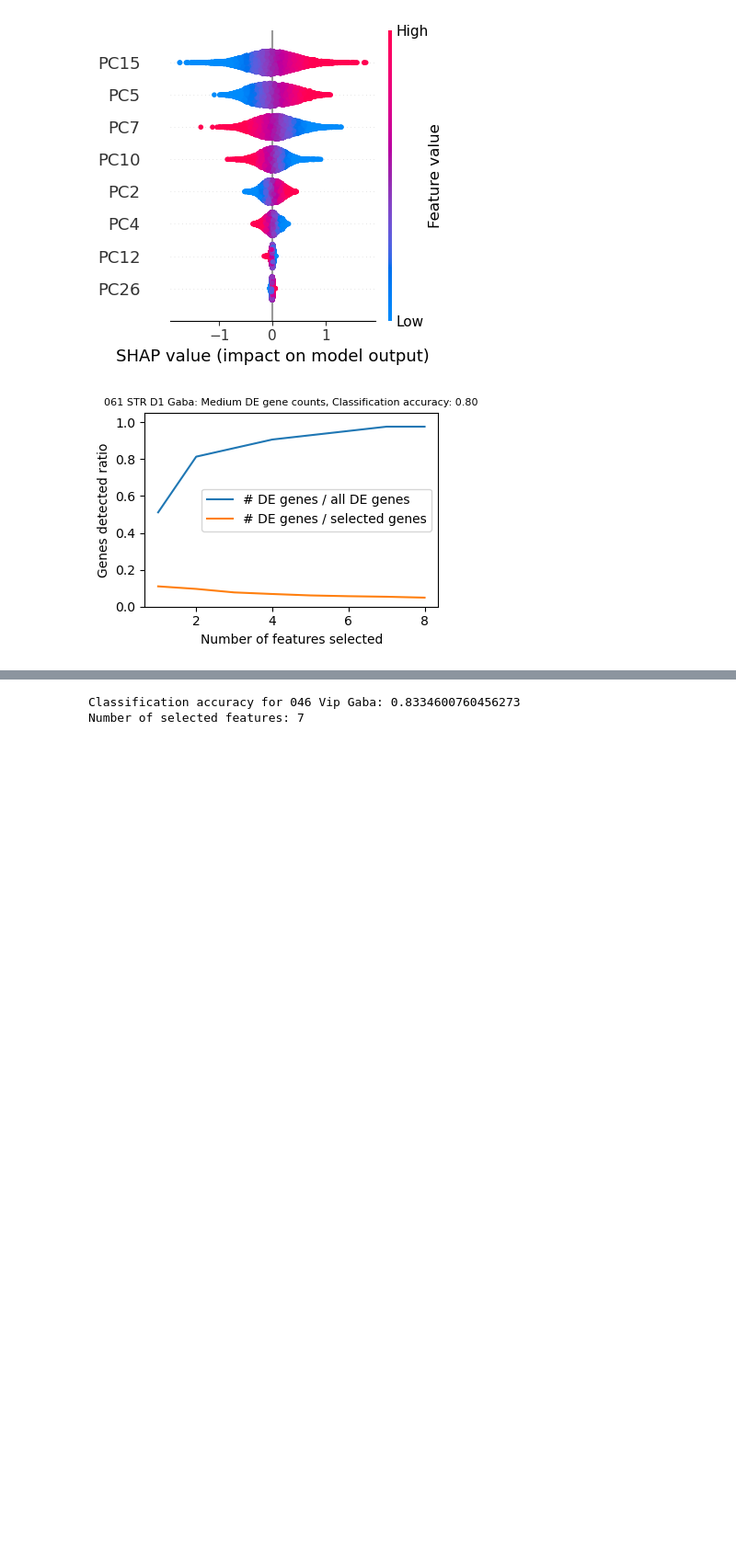
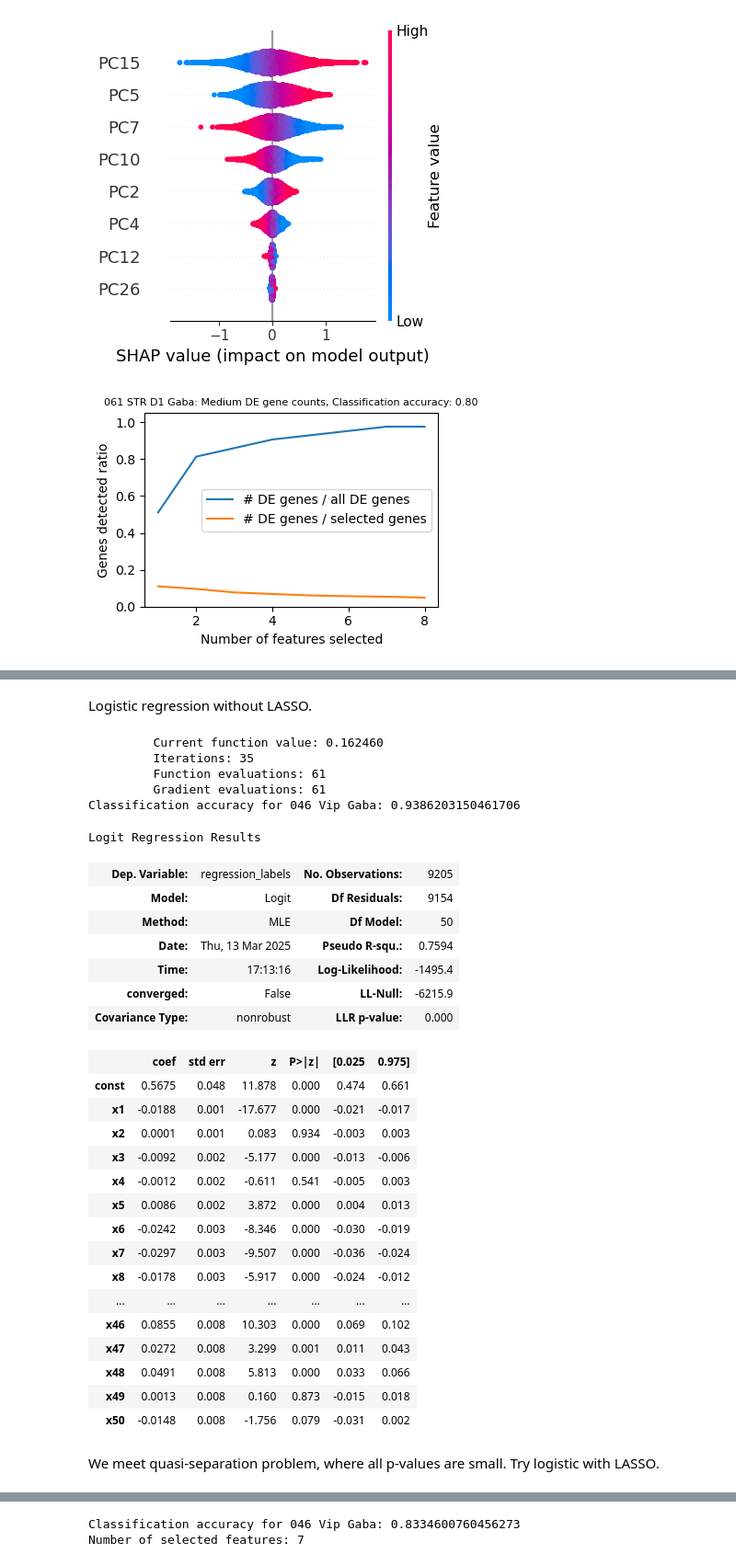
Before and after one commit to pc-Jiang/scrna-analysis, a Jupyter notebook: age_related_genes_analysis.ipynb, the cells around one changed output, grey strips where cells are left out. Shown: that part at 92% size. Saved outputs shown, nothing was run; the diff lists cells and outputs as text; code cells hidden in the pictures; blank space fills up the shorter version.

```diff
--- a/age_related_genes_analysis.ipynb
+++ b/age_related_genes_analysis.ipynb
@@ -214,0 +353,41 @@ sc.tl.pca(subclass_adata, n_comps=50)
+# %% [markdown]
+Logistic regression without LASSO.
+# %%
+_, logit, important_features_logit, acc_logit = logistic_regression(
+                        subclass_adata, subclass_cells, regression_terms=['donor_age_category'], alpha=0.10)
+print(f"Classification accuracy for {subclass_name}: {acc_logit}")
+# %% [output]
+         Current function value: 0.162460
+         Iterations: 35
+         Function evaluations: 61
+         Gradient evaluations: 61
+Classification accuracy for 046 Vip Gaba: 0.9386203150461706
+# %%
+logit.summary()
+# %% [output]
+Logit Regression Results
+| Dep. Variable: | regression_labels | No. Observations: | 9205 |
+| Model: | Logit | Df Residuals: | 9154 |
+| Method: | MLE | Df Model: | 50 |
+| Date: | Thu, 13 Mar 2025 | Pseudo R-squ.: | 0.7594 |
+| Time: | 17:13:16 | Log-Likelihood: | -1495.4 |
+| converged: | False | LL-Null: | -6215.9 |
+| Covariance Type: | nonrobust | LLR p-value: | 0.000 |
+|  | coef | std err | z | P>|z| | [0.025 | 0.975] |
+| const | 0.5675 | 0.048 | 11.878 | 0.000 | 0.474 | 0.661 |
+| x1 | -0.0188 | 0.001 | -17.677 | 0.000 | -0.021 | -0.017 |
+| x2 | 0.0001 | 0.001 | 0.083 | 0.934 | -0.003 | 0.003 |
+| x3 | -0.0092 | 0.002 | -5.177 | 0.000 | -0.013 | -0.006 |
+| x4 | -0.0012 | 0.002 | -0.611 | 0.541 | -0.005 | 0.003 |
+| x5 | 0.0086 | 0.002 | 3.872 | 0.000 | 0.004 | 0.013 |
+| x6 | -0.0242 | 0.003 | -8.346 | 0.000 | -0.030 | -0.019 |
+| x7 | -0.0297 | 0.003 | -9.507 | 0.000 | -0.036 | -0.024 |
+| x8 | -0.0178 | 0.003 | -5.917 | 0.000 | -0.024 | -0.012 |
+| ... | ... | ... | ... | ... | ... | ... |
+| x46 | 0.0855 | 0.008 | 10.303 | 0.000 | 0.069 | 0.102 |
+| x47 | 0.0272 | 0.008 | 3.299 | 0.001 | 0.011 | 0.043 |
+| x48 | 0.0491 | 0.008 | 5.813 | 0.000 | 0.033 | 0.066 |
+| x49 | 0.0013 | 0.008 | 0.160 | 0.873 | -0.015 | 0.018 |
+| x50 | -0.0148 | 0.008 | -1.756 | 0.079 | -0.031 | 0.002 |
+# %% [markdown]
+We meet quasi-separation problem, where all p-values are small. Try logistic with LASSO.
```
Also changed, not shown: parts of 33 cells of this notebook, 2 other files.
